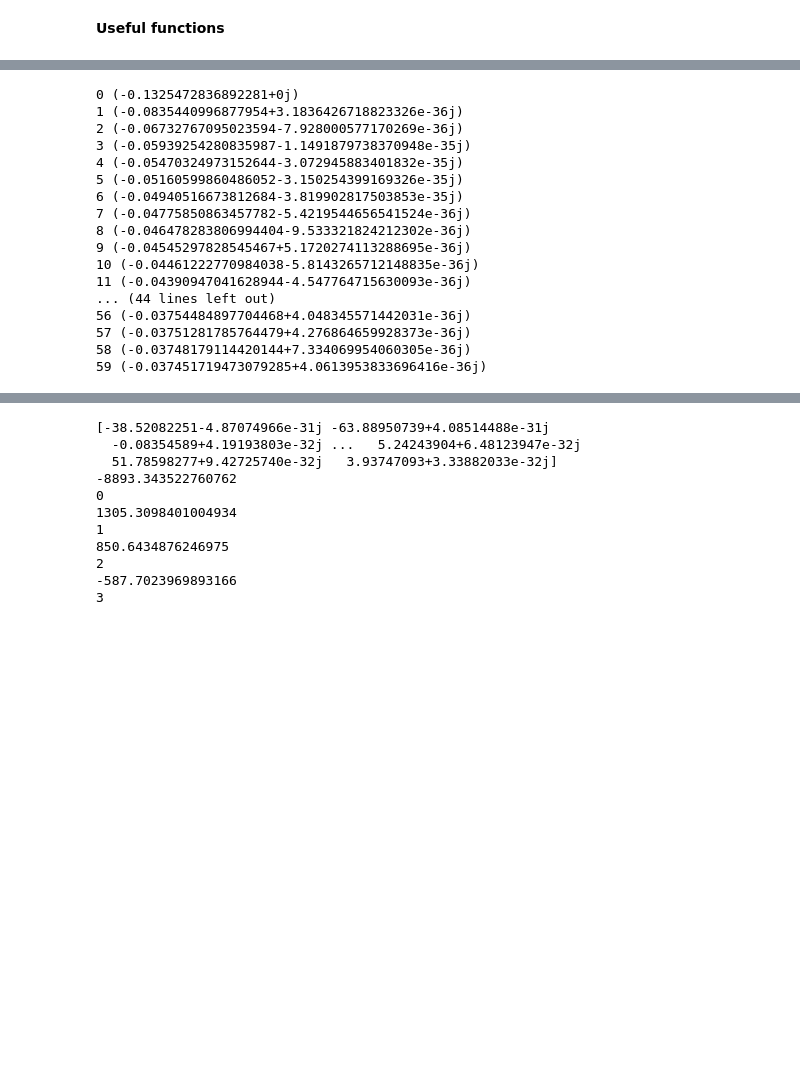
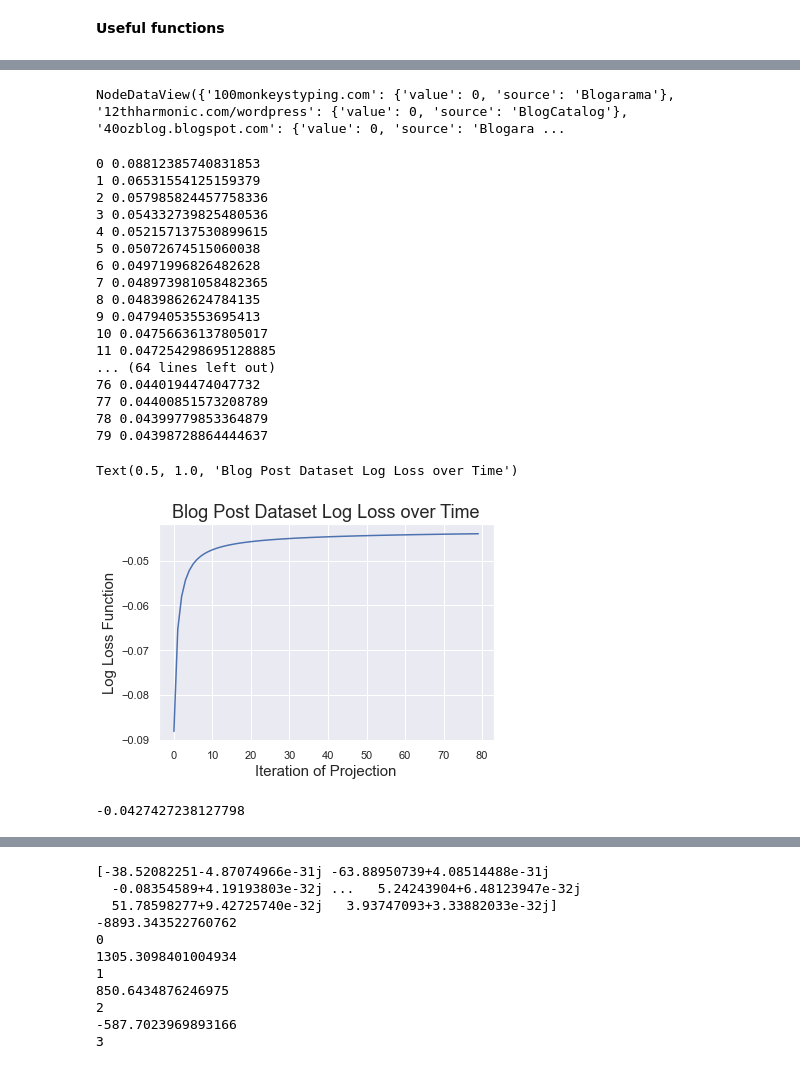
Before and after one commit to joshuap2613/CSBM, a Jupyter notebook: Clean/Reading Blog Posts.ipynb, the cells around one changed output, grey strips where cells are left out. Cells and saved outputs as stored; diff of their text form; code cells hidden in the pictures; blank space fills up the shorter version.

```diff
--- a/Clean/Reading Blog Posts.ipynb
+++ b/Clean/Reading Blog Posts.ipynb
@@ -4,9 +4,15 @@ import numpy as np
 
 import networkx as nx
 import matplotlib.pyplot as plt
+import matplotlib.patches as mpatches
+
 import netwulf as nw
 from scipy.optimize import minimize
 import scipy as scp
+from scipy.spatial import distance_matrix
+import seaborn as sns
+from mpl_toolkits.mplot3d import Axes3D
+sns.set_theme()
 # %% [markdown]
 **Functions used to simulate relations between labels**
 # %%
@@ -89,6 +98,7 @@ def projection_derivative(A, X):
 def projection_descent(A, step_size=.01, steps =100, params = 2):
     n = len(A)
     cur_matrix = np.zeros(shape=A.shape)
+    likelihoods = []
     #print(cur_matrix.shape)
     for i in range(steps):
         for j in range(100):
@@ -101,5 +111,6 @@ def projection_descent(A, step_size=.01, steps =100, params = 2):
         D[:params, :params] = np.diag(vals.real)[:params,:params]
         cur_matrix = vecs@ D @vecs.T
         #print(cur_matrix.shape)
-        print(i, matrix_log_likelihood(A, sigmoid(cur_matrix)))
-    return cur_matrix
+        likelihoods.append(np.abs(matrix_log_likelihood(A, sigmoid(cur_matrix))))
+        print(i, np.abs(matrix_log_likelihood(A, sigmoid(cur_matrix))))
+    return cur_matrix, likelihoods
@@ -109,3 +146,7 @@ def projection_descent(A, step_size=.01, steps =100, params = 2):
 G = nx.read_gml("polblogs.gml")
 G = nx.Graph(G)
 G = nx.to_undirected(G)
+# %%
+G.nodes(data=True)
+# %% [output]
+NodeDataView({'100monkeystyping.com': {'value': 0, 'source': 'Blogarama'}, '12thharmonic.com/wordpress': {'value': 0, 'source': 'BlogCatalog'}, '40ozblog.blogspot.com': {'value': 0, 'source': 'Blogara ...
@@ -112,22 +155,22 @@ G = nx.to_undirected(G)
 # %%
 M = nx.to_numpy_array(G)
 # %%
-output = projection_descent(M, step_size=.1, steps=60, params=4)
+output, losses = projection_descent(M, step_size=.2, steps=80, params=2)
 # %% [output]
-0 (-0.1325472836892281+0j)
-1 (-0.0835440996877954+3.1836426718823326e-36j)
-2 (-0.06732767095023594-7.928000577170269e-36j)
-3 (-0.05939254280835987-1.1491879738370948e-35j)
-4 (-0.05470324973152644-3.072945883401832e-35j)
-5 (-0.05160599860486052-3.150254399169326e-35j)
-6 (-0.04940516673812684-3.819902817503853e-35j)
-7 (-0.04775850863457782-5.4219544656541524e-36j)
-8 (-0.046478283806994404-9.533321824212302e-36j)
-9 (-0.04545297828545467+5.1720274113288695e-36j)
-10 (-0.04461222770984038-5.8143265712148835e-36j)
-11 (-0.04390947041628944-4.547764715630093e-36j)
-... (44 lines left out)
-56 (-0.03754484897704468+4.048345571442031e-36j)
-57 (-0.03751281785764479+4.276864659928373e-36j)
-58 (-0.03748179114420144+7.334069954060305e-36j)
-59 (-0.037451719473079285+4.0613953833696416e-36j)
+0 0.08812385740831853
+1 0.06531554125159379
+2 0.057985824457758336
+3 0.054332739825480536
+4 0.052157137530899615
+5 0.05072674515060038
+6 0.04971996826482628
+7 0.048973981058482365
+8 0.04839862624784135
+9 0.04794053553695413
+10 0.04756636137805017
+11 0.047254298695128885
+... (64 lines left out)
+76 0.0440194474047732
+77 0.04400851573208789
+78 0.04399779853364879
+79 0.04398728864444637
@@ -149,0 +177,12 @@ def get_labels(A, num_labels=2):
+# %%
+plt.plot(-np.array(losses))
+plt.xlabel('Iteration of Projection', fontsize=15)
+plt.ylabel('Log Loss Function', fontsize=15)
+plt.title('Blog Post Dataset Log Loss over Time', fontsize=18)
+# %% [output]
+Text(0.5, 1.0, 'Blog Post Dataset Log Loss over Time')
+[figure, added]
+# %%
+log_likelihood(M, np.clip(rank_d_approx(M,2),.0001,.9999), use_sigmoid=False)
+# %% [output]
+-0.0427427238127798
```
Also changed, not shown: parts of 48 cells of this notebook, 4 other files.
